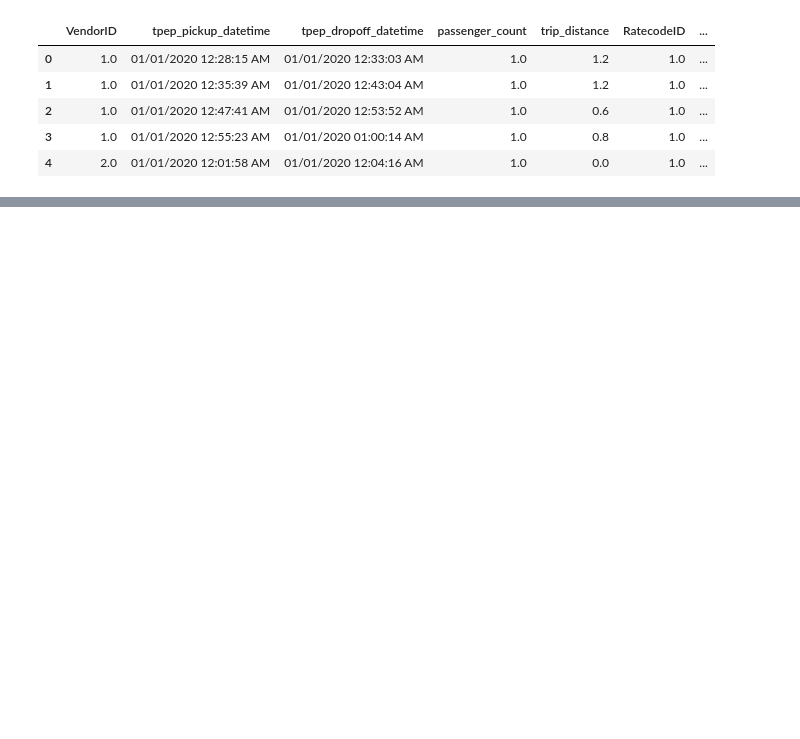
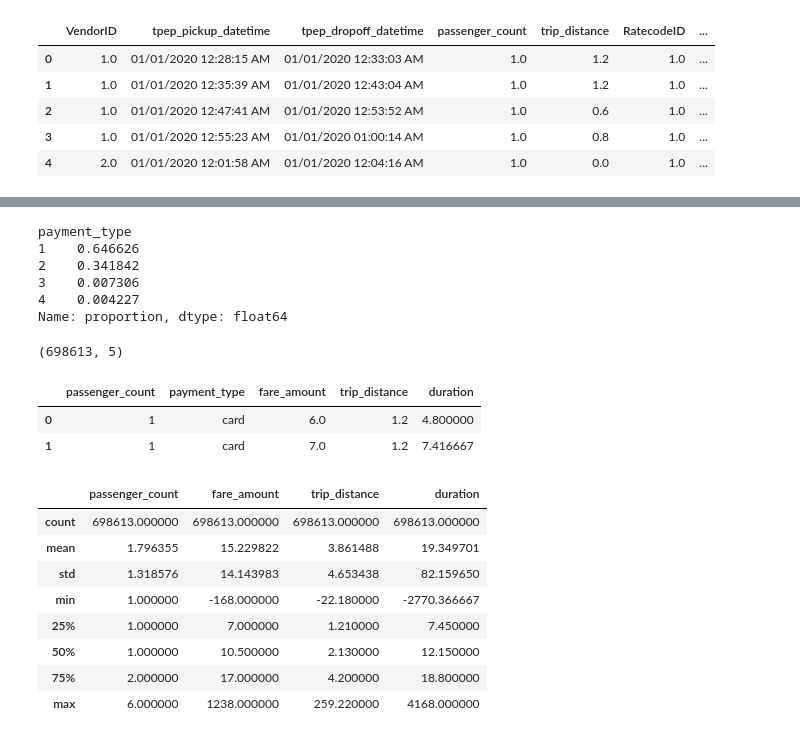
Before and after one commit to rajatvegan/Notebooks, a Jupyter notebook: 1_project-NYC-taxi.ipynb, the cells around one changed output, grey strips where cells are left out. Cells and saved outputs as stored; diff of their text form; code cells hidden in the pictures; blank space fills up the shorter version.

```diff
--- a/1_project-NYC-taxi.ipynb
+++ b/1_project-NYC-taxi.ipynb
@@ -38,0 +145,4 @@ df.head()
+# %%
+df['passenger_count'] = df['passenger_count'].astype('int64')
+df['payment_type'] = df['payment_type'].astype('int64')
+df.dtypes
@@ -38,0 +188,37 @@ df.head()
+# %%
+# checking payment type distribution in percentage
+df['payment_type'].value_counts(normalize=True)
+# %% [output]
+payment_type
+1    0.646626
+2    0.341842
+3    0.007306
+4    0.004227
+Name: proportion, dtype: float64
+# %%
+# filtering required data, ignoring the rows where these columns have very less percentage share
+df = df[(df['passenger_count'] > 0) & (df['passenger_count'] <= 6)]    # passenger_count 0 means no passengers, we r doing analysis only how payment_type effect fare_amount
+df = df[(df.payment_type < 3)]
+df.shape
+# %% [output]
+(698613, 5)
+# %%
+# replacing 1 and 2 with card and cash in payment_type
+df['payment_type'].replace([1,2],['card','cash'],inplace=True)
+df.head(2)
+# %% [output]
+|  | passenger_count | payment_type | fare_amount | trip_distance | duration |
+| 0 | 1 | card | 6.0 | 1.2 | 4.800000 |
+| 1 | 1 | card | 7.0 | 1.2 | 7.416667 |
+# %%
+df.describe()
+# %% [output]
+|  | passenger_count | fare_amount | trip_distance | duration |
+| count | 698613.000000 | 698613.000000 | 698613.000000 | 698613.000000 |
+| mean | 1.796355 | 15.229822 | 3.861488 | 19.349701 |
+| std | 1.318576 | 14.143983 | 4.653438 | 82.159650 |
+| min | 1.000000 | -168.000000 | -22.180000 | -2770.366667 |
+| 25% | 1.000000 | 7.000000 | 1.210000 | 7.450000 |
+| 50% | 1.000000 | 10.500000 | 2.130000 | 12.150000 |
+| 75% | 2.000000 | 17.000000 | 4.200000 | 18.800000 |
+| max | 6.000000 | 1238.000000 | 259.220000 | 4168.000000 |
```
Also changed, not shown: parts of 22 cells of this notebook.
